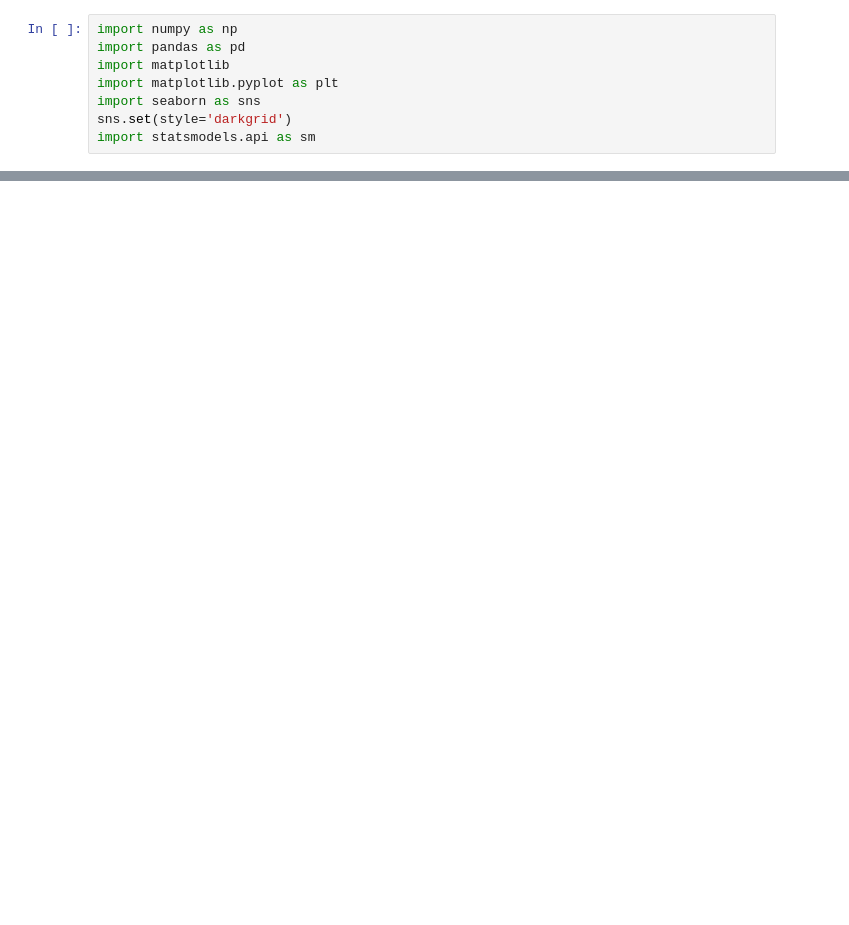
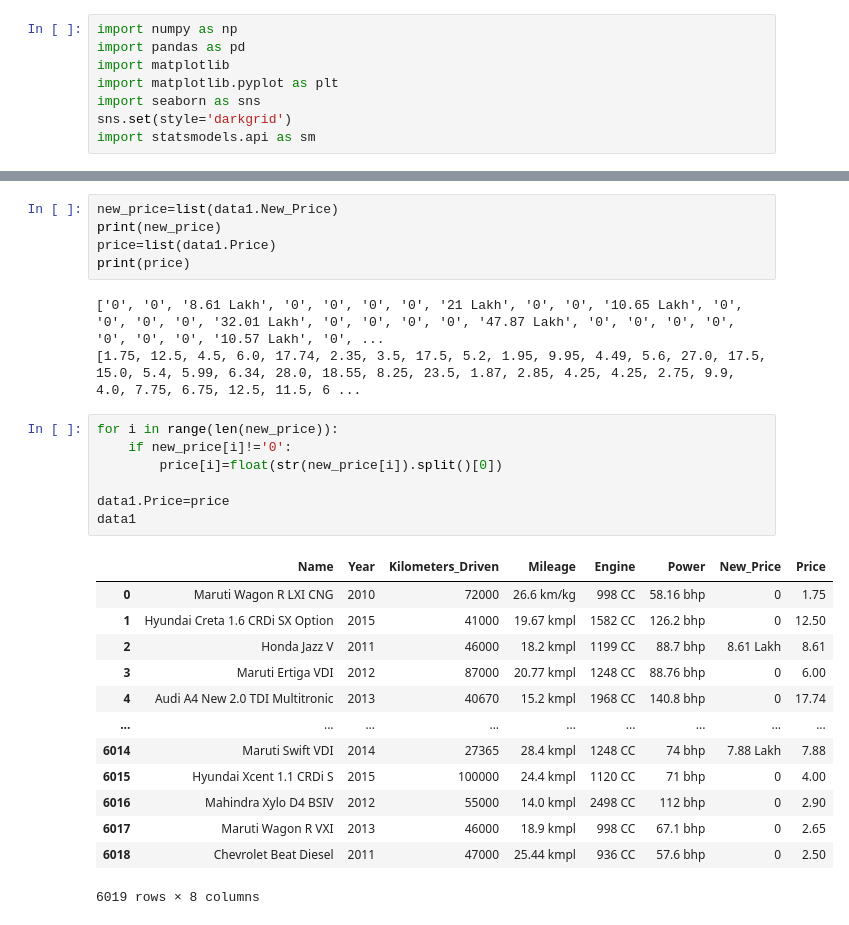
Before and after one commit to maxi0428/python_test, a Jupyter notebook: 0420/tran.ipynb, the cells around one changed output, grey strips where cells are left out. Cells and saved outputs as stored; diff of their text form; blank space fills up the shorter version.

```diff
--- a/0420/tran.ipynb
+++ b/0420/tran.ipynb
@@ -46,0 +60,29 @@ print(numeric_df)
+# %%
+new_price=list(data1.New_Price)
+print(new_price)
+price=list(data1.Price)
+print(price)
+# %% [output]
+['0', '0', '8.61 Lakh', '0', '0', '0', '0', '21 Lakh', '0', '0', '10.65 Lakh', '0', '0', '0', '0', '32.01 Lakh', '0', '0', '0', '0', '47.87 Lakh', '0', '0', '0', '0', '0', '0', '0', '10.57 Lakh', '0', ...
+[1.75, 12.5, 4.5, 6.0, 17.74, 2.35, 3.5, 17.5, 5.2, 1.95, 9.95, 4.49, 5.6, 27.0, 17.5, 15.0, 5.4, 5.99, 6.34, 28.0, 18.55, 8.25, 23.5, 1.87, 2.85, 4.25, 4.25, 2.75, 9.9, 4.0, 7.75, 6.75, 12.5, 11.5, 6 ...
+# %%
+for i in range(len(new_price)):
+    if new_price[i]!='0':
+        price[i]=float(str(new_price[i]).split()[0])
+
+data1.Price=price
+data1
+# %% [output]
+|  | Name | Year | Kilometers_Driven | Mileage | Engine | Power | New_Price | Price |
+| 0 | Maruti Wagon R LXI CNG | 2010 | 72000 | 26.6 km/kg | 998 CC | 58.16 bhp | 0 | 1.75 |
+| 1 | Hyundai Creta 1.6 CRDi SX Option | 2015 | 41000 | 19.67 kmpl | 1582 CC | 126.2 bhp | 0 | 12.50 |
+| 2 | Honda Jazz V | 2011 | 46000 | 18.2 kmpl | 1199 CC | 88.7 bhp | 8.61 Lakh | 8.61 |
+| 3 | Maruti Ertiga VDI | 2012 | 87000 | 20.77 kmpl | 1248 CC | 88.76 bhp | 0 | 6.00 |
+| 4 | Audi A4 New 2.0 TDI Multitronic | 2013 | 40670 | 15.2 kmpl | 1968 CC | 140.8 bhp | 0 | 17.74 |
+| ... | ... | ... | ... | ... | ... | ... | ... | ... |
+| 6014 | Maruti Swift VDI | 2014 | 27365 | 28.4 kmpl | 1248 CC | 74 bhp | 7.88 Lakh | 7.88 |
+| 6015 | Hyundai Xcent 1.1 CRDi S | 2015 | 100000 | 24.4 kmpl | 1120 CC | 71 bhp | 0 | 4.00 |
+| 6016 | Mahindra Xylo D4 BSIV | 2012 | 55000 | 14.0 kmpl | 2498 CC | 112 bhp | 0 | 2.90 |
+| 6017 | Maruti Wagon R VXI | 2013 | 46000 | 18.9 kmpl | 998 CC | 67.1 bhp | 0 | 2.65 |
+| 6018 | Chevrolet Beat Diesel | 2011 | 47000 | 25.44 kmpl | 936 CC | 57.6 bhp | 0 | 2.50 |
+6019 rows × 8 columns
```
Also changed, not shown: parts of 21 cells of this notebook, 8 other files.
